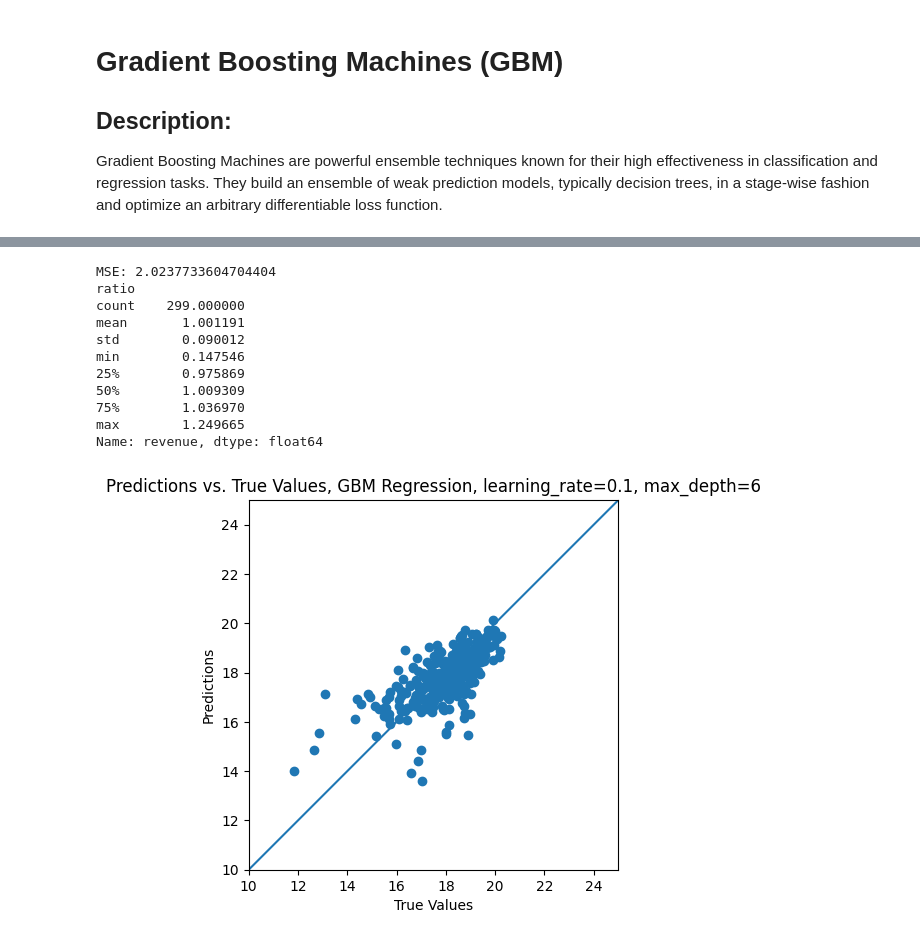
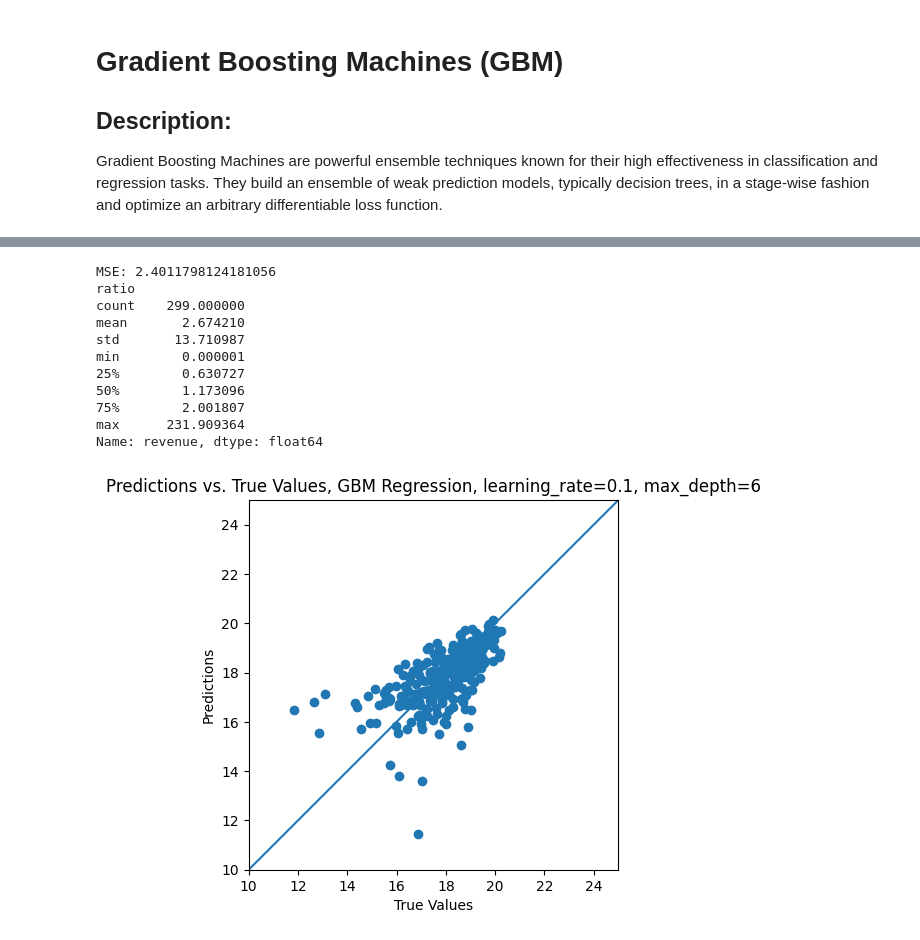
Before and after one commit to ChillinSoul/machineLearning, a Jupyter notebook: models/gbm.ipynb, the cells around one changed output, grey strips where cells are left out. Drawn from its saved outputs; the diff is of its cells as text; code cells hidden in the pictures.

```diff
--- a/models/gbm.ipynb
+++ b/models/gbm.ipynb
@@ -15,13 +15,8 @@ data = pd.read_csv('../input/preprocessed_data.csv')
 import helper
+# %%
+
+X_train, X_test, y_train, y_test = helper.get_test_train_split()
 # %%
-
-data = helper.remove_outliers_z_score(data)
-X = data.drop('revenue', axis=1)
-y = data['revenue']
-y = y.apply(helper.revenue_log)
-
-# Split data into training and testing sets
-X_train, X_test, y_train, y_test = train_test_split(X, y, test_size=0.2, random_state=42)
 
 
 n_estimators = np.linspace(1, 200, 200, dtype=int)
@@ -72,38 +67,35 @@ Best n_estimators: 58, RMSE: 1.5480739087921624
 # %%
-X = helper.data_standardizer(X,8)
-X_train, X_test, y_train, y_test = train_test_split(X, y, test_size=0.2, random_state=42)
-
 n = 58
 model = GradientBoostingRegressor(n_estimators=n, learning_rate=0.1, max_depth=6, random_state=42)
 model.fit(X_train, y_train)
 predictions = model.predict(X_test)
 mse = mean_squared_error(y_test, predictions)
 print(f'MSE: {mse}')
 
 plt.scatter(y_test, predictions)
 plt.title('Predictions vs. True Values, GBM Regression, learning_rate=0.1, max_depth=6')
 plt.xlabel('True Values')
 plt.ylabel('Predictions')
 plt.axis('equal')
 plt.axis('square')
 plt.xlim([10,25])
 plt.ylim([10,25])
 _ = plt.plot([-100, 100], [-100, 100])
 
 
-ratio = y_test / predictions
+ratio = helper.revenue_exp(y_test) / helper.revenue_exp(predictions)
 print("ratio")
 print(ratio.describe())
 # %% [output]
-MSE: 2.0237733604704404
+MSE: 2.4011798124181056
 ratio
 count    299.000000
-mean       1.001191
-std        0.090012
-min        0.147546
-25%        0.975869
-50%        1.009309
-75%        1.036970
-max        1.249665
+mean       2.674210
+std       13.710987
+min        0.000001
+25%        0.630727
+50%        1.173096
+75%        2.001807
+max      231.909364
 Name: revenue, dtype: float64
-[figure, old version]
+[figure, new version]
```
Also changed, not shown: parts of 2 cells of this notebook, 8 other files.
